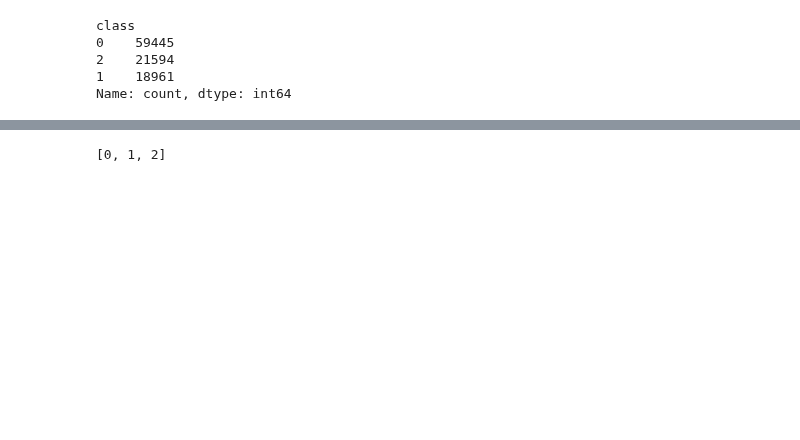
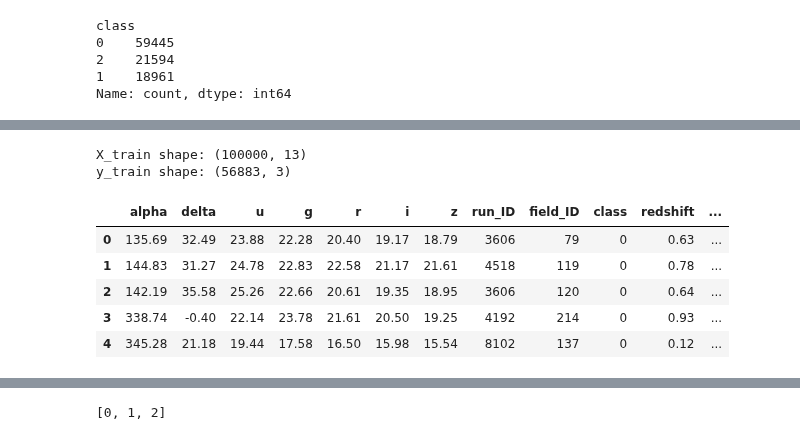
Before and after one commit to Mortti11/Deep_Learning, a Jupyter notebook: classification/classification_ann.ipynb, the cells around one changed output, grey strips where cells are left out. Cells and saved outputs as stored; diff of their text form; code cells hidden in the pictures; blank space fills up the shorter version.

```diff
--- a/classification/classification_ann.ipynb
+++ b/classification/classification_ann.ipynb
@@ -308,8 +282,3 @@ class
 2    21594
 1    18961
 Name: count, dtype: int64
-# %%
-# using undersampling to balance the class's values
-
-df = df.groupby('class').apply(lambda x: x.sample(df['class'].value_counts().min())).reset_index(drop=True)
-df['class'].value_counts()
@@ -343,4 +298,19 @@ y_enc = le.fit_transform(y)
 
 # Converting the label into a matrix form
 y = tf.keras.utils.to_categorical(y_enc)
+# %%
+print("X_train shape:", X.shape)
+print("y_train shape:", y.shape)
+# %% [output]
+X_train shape: (100000, 13)
+y_train shape: (56883, 3)
+# %%
+df.head()
+# %% [output]
+|  | alpha | delta | u | g | r | i | z | run_ID | field_ID | class | redshift | ... |
+| 0 | 135.69 | 32.49 | 23.88 | 22.28 | 20.40 | 19.17 | 18.79 | 3606 | 79 | 0 | 0.63 | ... |
+| 1 | 144.83 | 31.27 | 24.78 | 22.83 | 22.58 | 21.17 | 21.61 | 4518 | 119 | 0 | 0.78 | ... |
+| 2 | 142.19 | 35.58 | 25.26 | 22.66 | 20.61 | 19.35 | 18.95 | 3606 | 120 | 0 | 0.64 | ... |
+| 3 | 338.74 | -0.40 | 22.14 | 23.78 | 21.61 | 20.50 | 19.25 | 4192 | 214 | 0 | 0.93 | ... |
+| 4 | 345.28 | 21.18 | 19.44 | 17.58 | 16.50 | 15.98 | 15.54 | 8102 | 137 | 0 | 0.12 | ... |
 # %%
```
Also changed, not shown: parts of 27 cells of this notebook, 8 other files.
